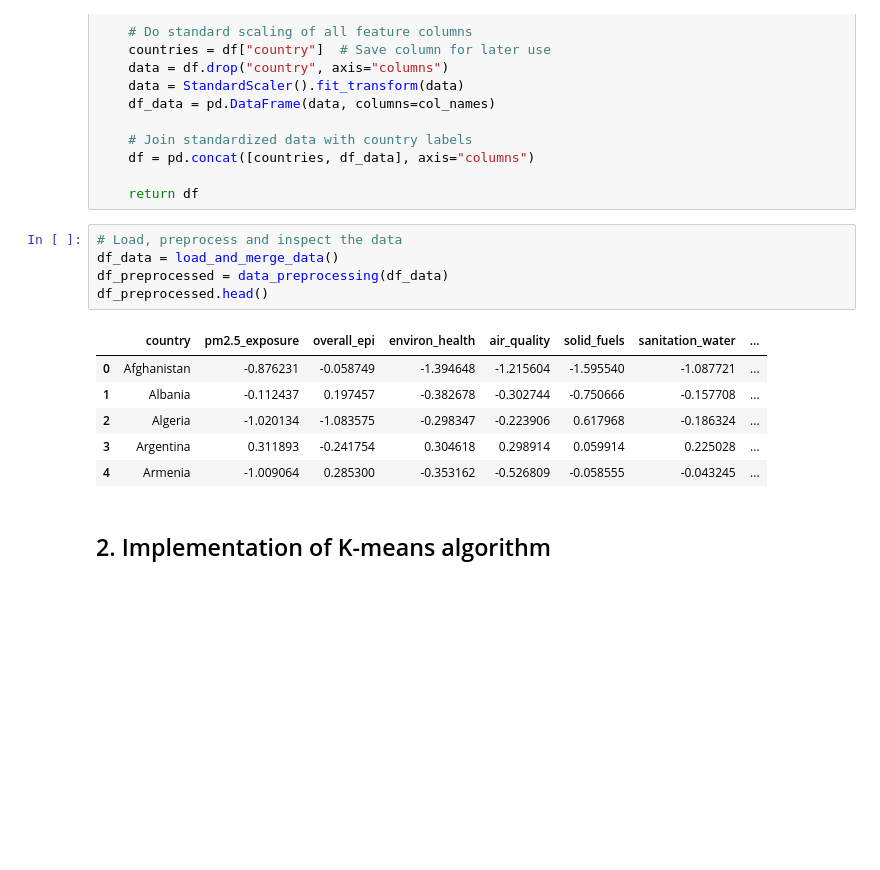
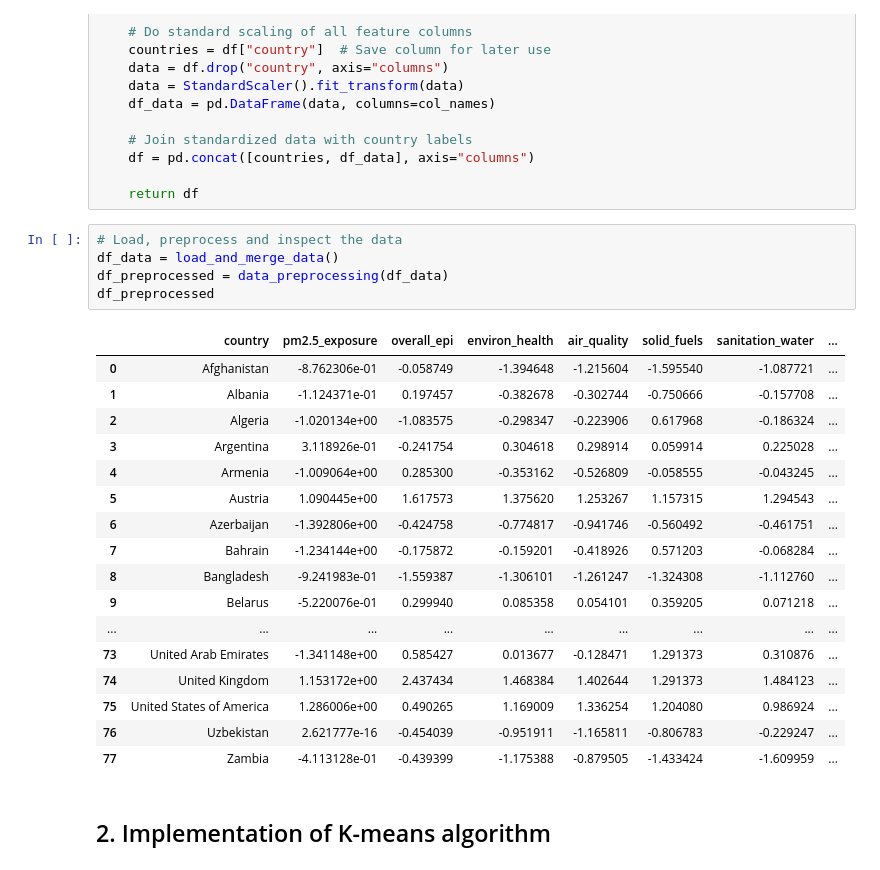
Before and after one commit to IngaKristin/DataMiningProject, a Jupyter notebook: k_means_implementation.ipynb, the cells around one changed output. Cells and saved outputs as stored; diff of their text form; blank space fills up the shorter version.

```diff
--- a/k_means_implementation.ipynb
+++ b/k_means_implementation.ipynb
@@ -103,15 +103,26 @@ def data_preprocessing(df):
 # %%
 # Load, preprocess and inspect the data
 df_data = load_and_merge_data()
 df_preprocessed = data_preprocessing(df_data)
-df_preprocessed.head()
+df_preprocessed
 # %% [output]
 |  | country | pm2.5_exposure | overall_epi | environ_health | air_quality | solid_fuels | sanitation_water | ... |
-| 0 | Afghanistan | -0.876231 | -0.058749 | -1.394648 | -1.215604 | -1.595540 | -1.087721 | ... |
-| 1 | Albania | -0.112437 | 0.197457 | -0.382678 | -0.302744 | -0.750666 | -0.157708 | ... |
-| 2 | Algeria | -1.020134 | -1.083575 | -0.298347 | -0.223906 | 0.617968 | -0.186324 | ... |
-| 3 | Argentina | 0.311893 | -0.241754 | 0.304618 | 0.298914 | 0.059914 | 0.225028 | ... |
-| 4 | Armenia | -1.009064 | 0.285300 | -0.353162 | -0.526809 | -0.058555 | -0.043245 | ... |
+| 0 | Afghanistan | -8.762306e-01 | -0.058749 | -1.394648 | -1.215604 | -1.595540 | -1.087721 | ... |
+| 1 | Albania | -1.124371e-01 | 0.197457 | -0.382678 | -0.302744 | -0.750666 | -0.157708 | ... |
+| 2 | Algeria | -1.020134e+00 | -1.083575 | -0.298347 | -0.223906 | 0.617968 | -0.186324 | ... |
+| 3 | Argentina | 3.118926e-01 | -0.241754 | 0.304618 | 0.298914 | 0.059914 | 0.225028 | ... |
+| 4 | Armenia | -1.009064e+00 | 0.285300 | -0.353162 | -0.526809 | -0.058555 | -0.043245 | ... |
+| 5 | Austria | 1.090445e+00 | 1.617573 | 1.375620 | 1.253267 | 1.157315 | 1.294543 | ... |
+| 6 | Azerbaijan | -1.392806e+00 | -0.424758 | -0.774817 | -0.941746 | -0.560492 | -0.461751 | ... |
+| 7 | Bahrain | -1.234144e+00 | -0.175872 | -0.159201 | -0.418926 | 0.571203 | -0.068284 | ... |
+| 8 | Bangladesh | -9.241983e-01 | -1.559387 | -1.306101 | -1.261247 | -1.324308 | -1.112760 | ... |
+| 9 | Belarus | -5.220076e-01 | 0.299940 | 0.085358 | 0.054101 | 0.359205 | 0.071218 | ... |
+| ... | ... | ... | ... | ... | ... | ... | ... | ... |
+| 73 | United Arab Emirates | -1.341148e+00 | 0.585427 | 0.013677 | -0.128471 | 1.291373 | 0.310876 | ... |
+| 74 | United Kingdom | 1.153172e+00 | 2.437434 | 1.468384 | 1.402644 | 1.291373 | 1.484123 | ... |
+| 75 | United States of America | 1.286006e+00 | 0.490265 | 1.169009 | 1.336254 | 1.204080 | 0.986924 | ... |
+| 76 | Uzbekistan | 2.621777e-16 | -0.454039 | -0.951911 | -1.165811 | -0.806783 | -0.229247 | ... |
+| 77 | Zambia | -4.113128e-01 | -0.439399 | -1.175388 | -0.879505 | -1.433424 | -1.609959 | ... |
 # %% [markdown]
 ## 2. Implementation of K-means algorithm
 # %%
```
Also changed, not shown: parts of 7 cells of this notebook, 2 other files.
